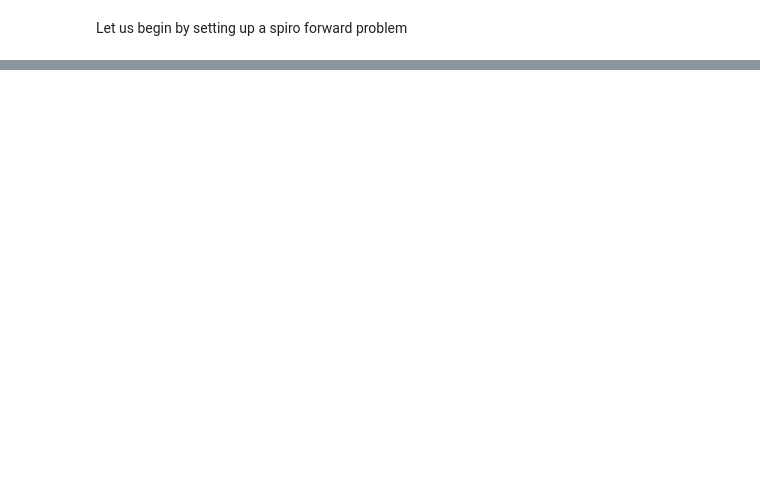
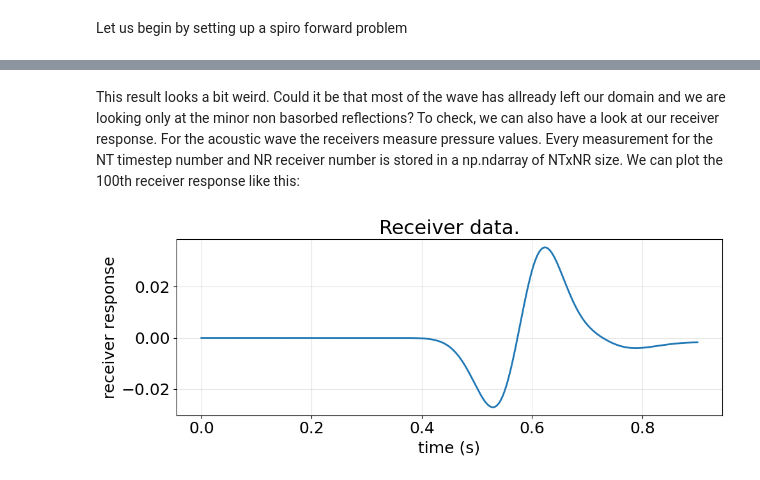
Before and after one commit to NDF-Poli-USP/spyro, a Jupyter notebook: notebook_tutorials/acoustic_plots.ipynb, the cells around one changed output, grey strips where cells are left out. Cells and saved outputs as stored; diff of their text form; code cells hidden in the pictures; blank space fills up the shorter version.

```diff
--- a/notebook_tutorials/acoustic_plots.ipynb
+++ b/notebook_tutorials/acoustic_plots.ipynb
@@ -49,0 +108,6 @@ wave.forward_solve()
+# %% [markdown]
+This result looks a bit weird. Could it be that most of the wave has allready left our domain and we are looking only at the minor non basorbed reflections? To check, we can also have a look at our receiver response. For the acoustic wave the receivers measure pressure values. Every measurement for the NT timestep number and NR receiver number is stored in a np.ndarray of NTxNR size. We can plot the 100th receiver response like this:
+# %%
+spyro.plots.plot_receiver_response(wave.forward_solution_receivers[:, 100], final_time=0.9, show=True)
+# %% [output]
+[figure, added]
```
Also changed, not shown: parts of 12 cells of this notebook, 2 other files.
